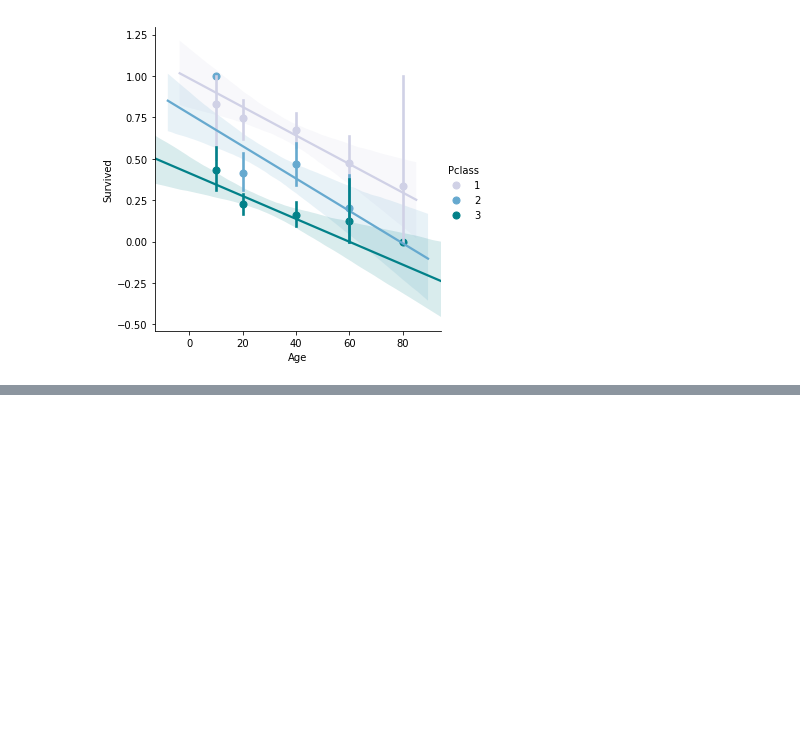
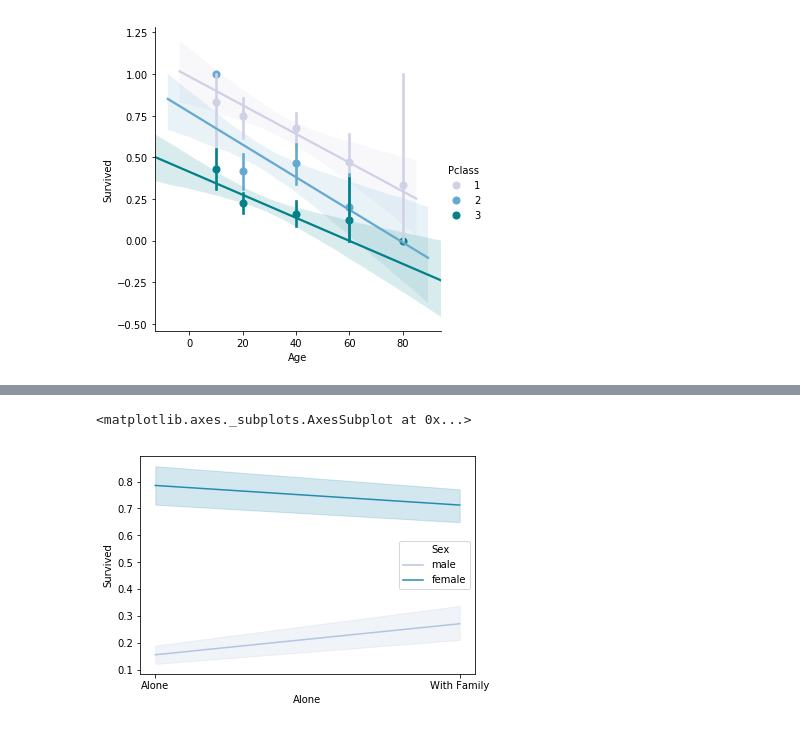
Before and after one commit to bethanylindberg/Kaggle, a Jupyter notebook: Titanic.ipynb, the cells around one changed output, grey strips where cells are left out. Saved outputs shown, nothing was run; the diff lists cells and outputs as text; code cells hidden in the pictures; blank space fills up the shorter version.

```diff
--- a/Titanic.ipynb
+++ b/Titanic.ipynb
@@ -251,0 +252,6 @@ plt.savefig('.\\Results\\survivedlmsex.png')
+# %%
+sns.lineplot('Alone','Survived',hue='Sex',data=titanic_df,palette=cmap)
+#plt.savefig('.\\Results\\survivedline.png')
+# %% [output]
+<matplotlib.axes._subplots.AxesSubplot at 0x...>
+[figure, added]
```
Also changed, not shown: parts of 6 cells of this notebook, 8 other files.
